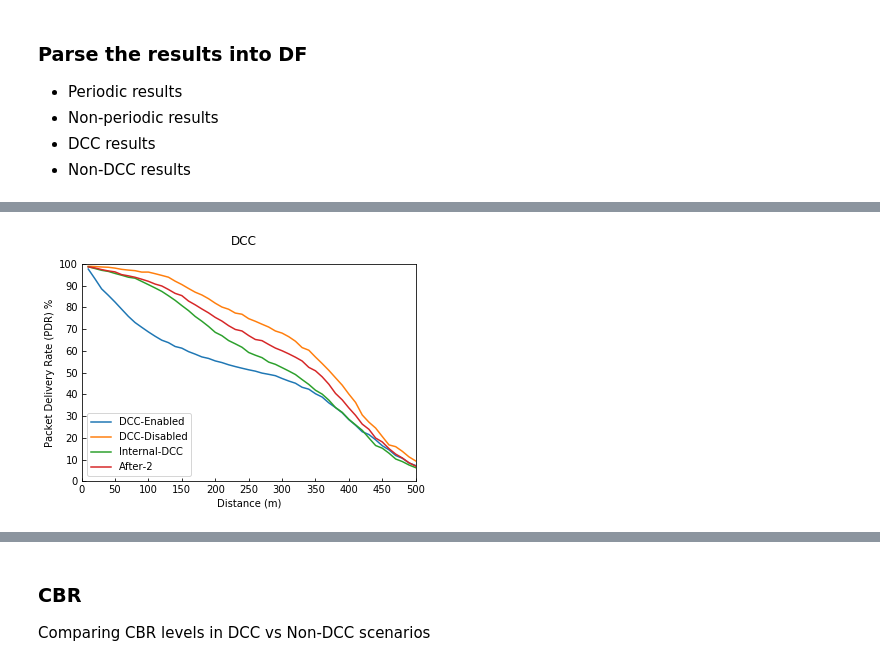
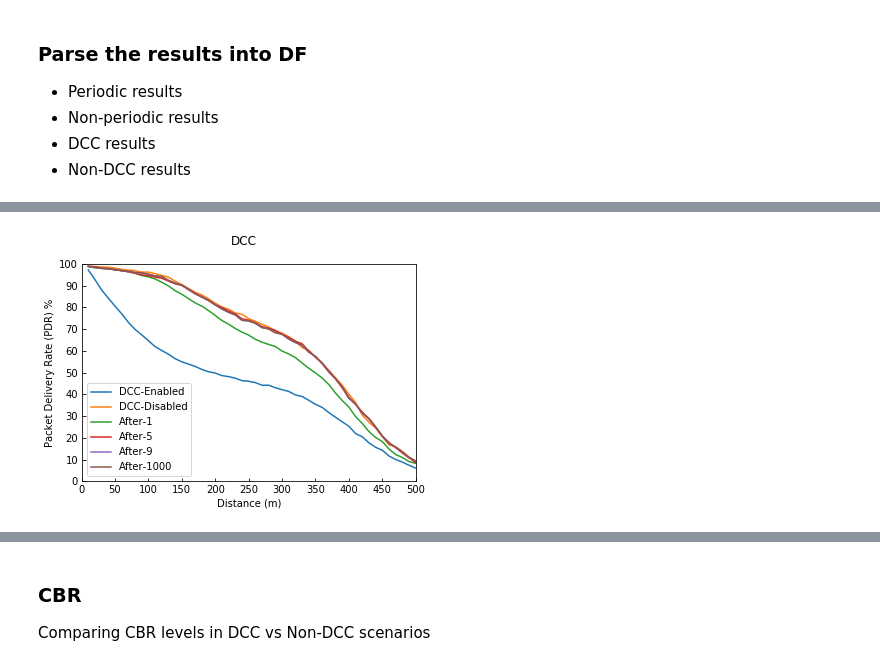
Before and after one commit to brianmc95/results-analysis, a Jupyter notebook: jupyter-notebooks/complex_scenarios.ipynb, the cells around one changed output, grey strips where cells are left out. Saved outputs shown, nothing was run; the diff lists cells and outputs as text; code cells hidden in the pictures.

Commit message:
Updated complex scenarios for graphing results

```diff
--- a/jupyter-notebooks/complex_scenarios.ipynb
+++ b/jupyter-notebooks/complex_scenarios.ipynb
@@ -12,10 +12,10 @@ import json
 import os
 # %%
 # JSON file containing the results for this simulation run
-results_file = "/Users/brianmccarthy/git_repos/results-analysis/configs/cv2x.json"
+results_file = "/Users/brianmccarthy/git_repos/results-analysis/configs/cv2x-cmake.json"
 # %%
 with open(results_file) as results_json:
-    config = json.load(results_json)["cv2x"]
+    config = json.load(results_json)["cv2x-cmake"]
 # %%
 # Markers to use for this run
 markers = [".", "o", "v", "^", "<", ">", "1", "2", "3", "4", "8", "s", "p", "P", "*", "h",
@@ -201,8 +201,9 @@ def read_data_in(folder):
         count+=1
     return merged_df
 # %%
-raw_data_folder = "/Users/brianmccarthy/git_repos/results-analysis/data/raw_data/cv2x/"
-interested_folder = ["dcc-enabled", "dcc-disabled", "internal-dcc", "After-2"]
+raw_data_folder = "/Users/brianmccarthy/git_repos/results-analysis/data/raw_data/cv2x-cmake"
+interested_folder = ["DCC-Enabled", "DCC-Disabled", "After-1", "After-5", "After-9", "After-1000"]
+# interested_folder = ["base"]
 loaded_dfs = {}
 # %%
 for folder in os.listdir(raw_data_folder):
@@ -266,13 +272,16 @@ non_v_periodic = []
 # non_v_periodic.append(pdrs["periodic-300ms"])
 
 dcc = []
-dcc.append(pdrs["dcc-enabled"])
-dcc.append(pdrs["dcc-disabled"])
-dcc.append(pdrs["internal-dcc"])
-dcc.append(pdrs["After-2"])
+dcc.append(pdrs["DCC-Enabled"])
+dcc.append(pdrs["DCC-Disabled"])
+dcc.append(pdrs["After-1"])
+dcc.append(pdrs["After-5"])
+dcc.append(pdrs["After-9"])
+dcc.append(pdrs["After-1000"])
+# dcc.append(pdrs["base"])
 # %%
 pdr_dist(non_v_periodic, distances, ["Non-periodic", "Periodic"], "periodicity", show=True, store=True)
 # %%
-pdr_dist(dcc, distances, ["DCC-Enabled", "DCC-Disabled", "Internal-DCC", "After-2", "After-5", "After-9"], "DCC", show=True, store=True)
+pdr_dist(dcc, distances, ["DCC-Enabled", "DCC-Disabled", "After-1", "After-5", "After-9", "After-1000"], "DCC", show=True, store=True)
 # %% [output]
-[figure, old version]
+[figure, new version]
```
Also changed, not shown: parts of 3 cells of this notebook.
